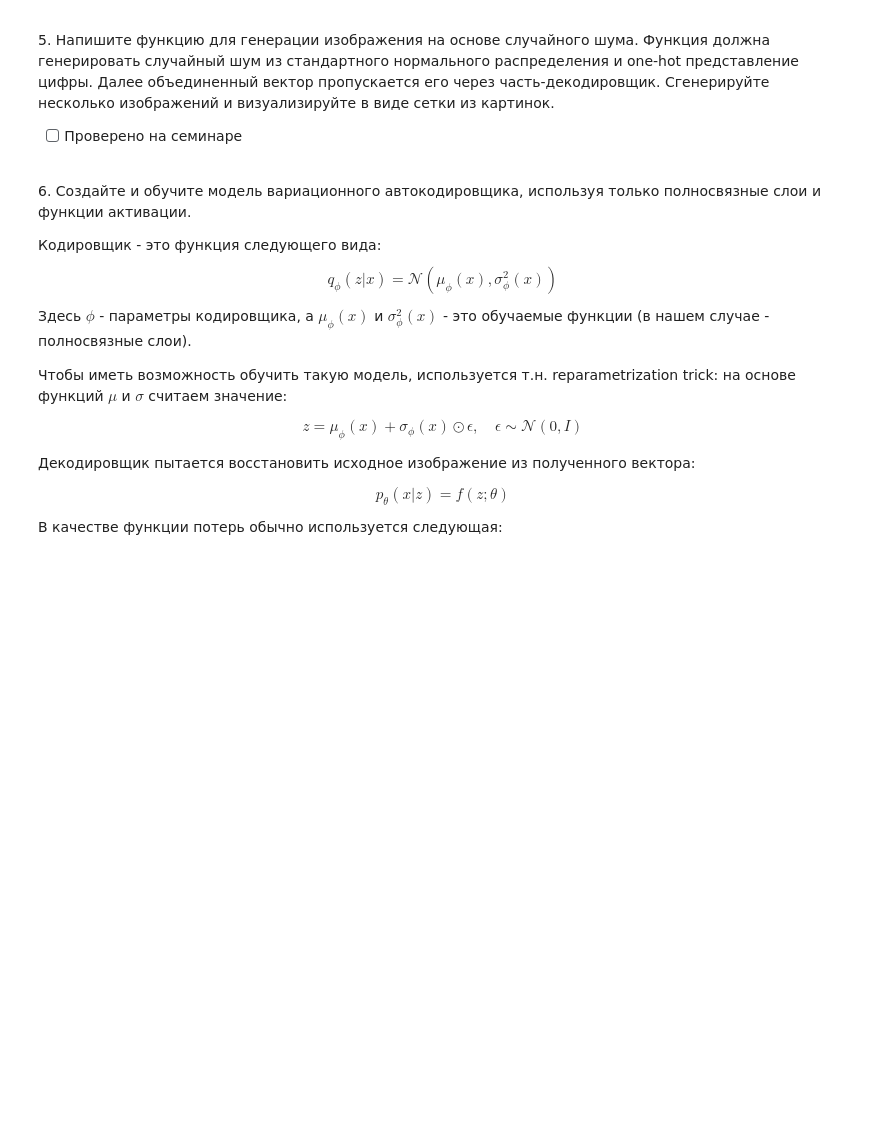
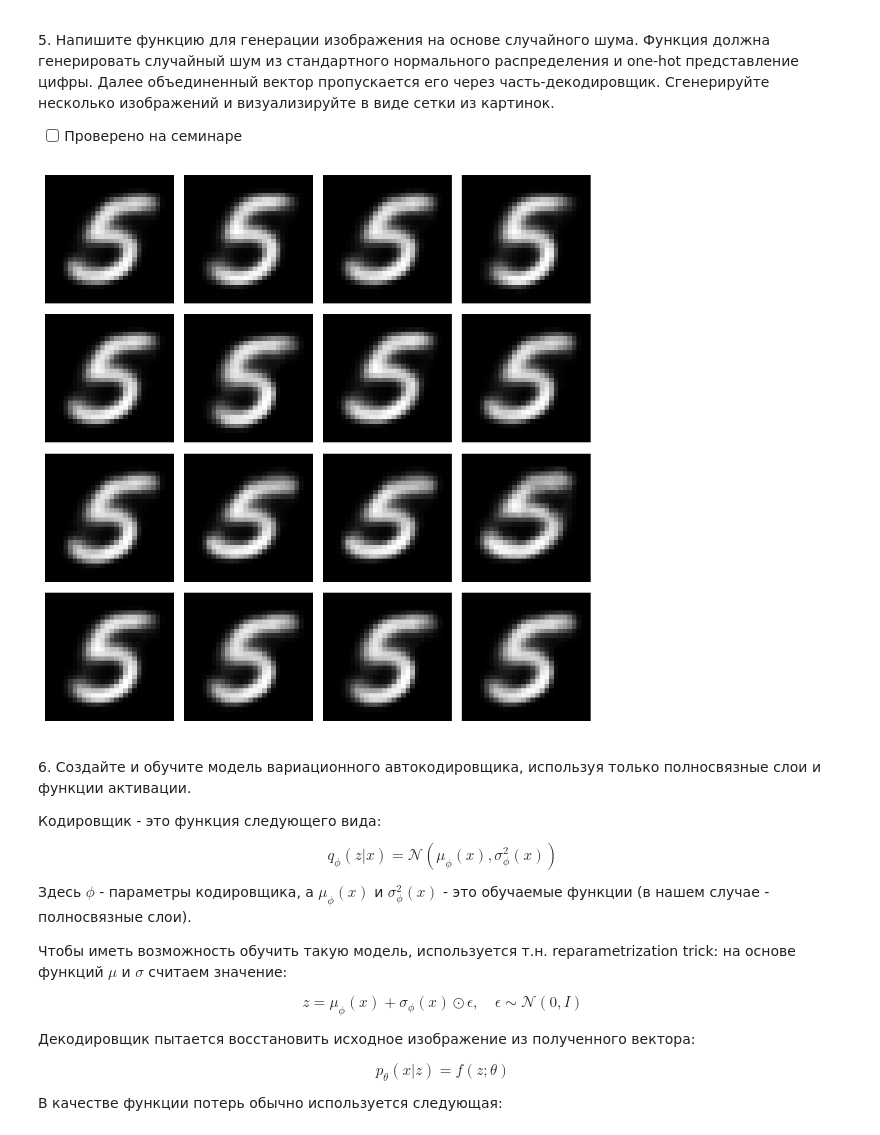
Before and after one commit to kekwak/Deep-Learning, a Jupyter notebook: 07_encoders/07_1_autoencoders.ipynb, the cells around one changed output. Saved outputs shown, nothing was run; the diff lists cells and outputs as text; code cells hidden in the pictures; blank space fills up the shorter version.

```diff
--- a/07_encoders/07_1_autoencoders.ipynb
+++ b/07_encoders/07_1_autoencoders.ipynb
@@ -74,0 +252,4 @@ $$\hat{x} = g_\phi(z, c)$$
+# %%
+model = Autoencoder().to(device)
+optimizer = optim.AdamW(model.parameters(), lr=2e-4)
+critertion = nn.MSELoss()
@@ -78,6 +316,25 @@ $$\hat{x} = g_\phi(z, c)$$
 5\. Напишите функцию для генерации изображения на основе случайного шума. Функция должна генерировать случайный шум из стандартного нормального распределения и one-hot представление цифры. Далее объединенный вектор пропускается его через часть-декодировщик. Сгенерируйте несколько изображений и визуализируйте в виде сетки из картинок.
 
 - [ ] Проверено на семинаре
+# %%
+def generate_images_from_noise(decoder, label):
+    noise = th.randn(16, 2, device=device)
+    class_onehot = th.zeros((16, 10), device=device)
+    class_onehot[th.arange(16), label] = 1
+
+    inputs = th.cat([noise, class_onehot], dim=1)
+    generated_images = decoder(inputs).cpu().detach().numpy().reshape(16, 28, 28)
+
+    fig, axes = plt.subplots(4, 4, figsize=(8, 8))
+    for i, ax in enumerate(axes.flatten()):
+        ax.imshow(generated_images[i], cmap='gray')
+        ax.axis('off')
+    plt.tight_layout()
+    plt.show()
+# %%
+generate_images_from_noise(model.decoder, 5)
+# %% [output]
+[figure, added]
 # %% [markdown]
 <p class="task" id="6"></p>
 
```
Also changed, not shown: parts of 22 cells of this notebook.
